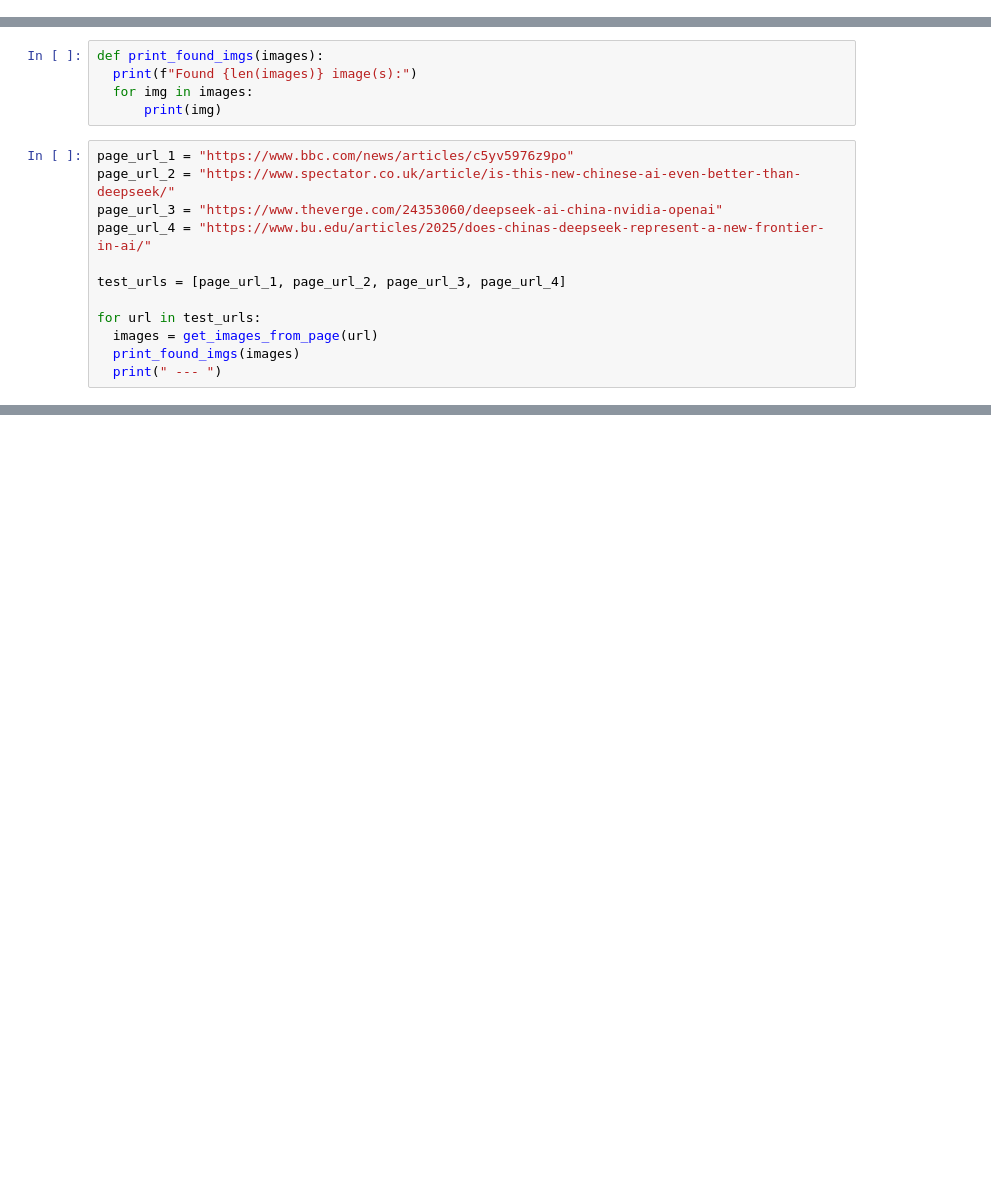
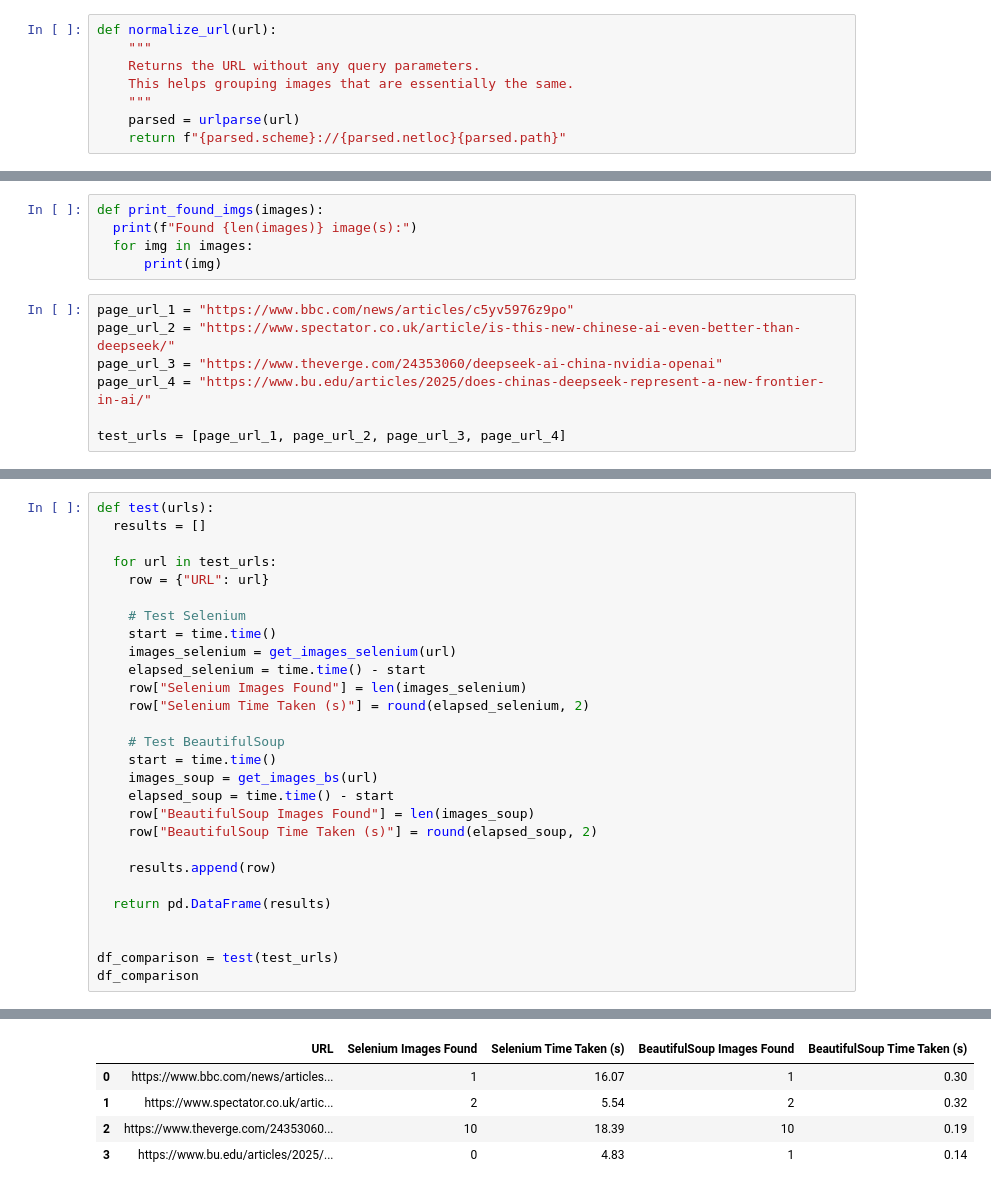
Before and after one commit to szezlong/Articles_Evaluation, a Jupyter notebook: AI_Detection_Expansion.ipynb, the cells around one changed output, grey strips where cells are left out. Drawn from its saved outputs; the diff is of its cells as text; blank space fills up the shorter version.

Commit message:
Comparison between Selenium and BS + testing

```diff
--- a/AI_Detection_Expansion.ipynb
+++ b/AI_Detection_Expansion.ipynb
@@ -224,0 +242,8 @@ Filter rules:
+# %%
+def normalize_url(url):
+    """
+    Returns the URL without any query parameters.
+    This helps grouping images that are essentially the same.
+    """
+    parsed = urlparse(url)
+    return f"{parsed.scheme}://{parsed.netloc}{parsed.path}"
@@ -234,8 +324,3 @@ page_url_3 = "https://www.theverge.com/24353060/deepseek-ai-china-nvidia-openai"
 page_url_4 = "https://www.bu.edu/articles/2025/does-chinas-deepseek-represent-a-new-frontier-in-ai/"
 
 test_urls = [page_url_1, page_url_2, page_url_3, page_url_4]
-
-for url in test_urls:
-  images = get_images_from_page(url)
-  print_found_imgs(images)
-  print(" --- ")
@@ -272,0 +327,29 @@ https://www.bu.edu/files/2022/08/resize-22-1553-MARCOMHEAD-161-3-500x500.jpg
+# %%
+def test(urls):
+  results = []
+
+  for url in test_urls:
+    row = {"URL": url}
+
+    # Test Selenium
+    start = time.time()
+    images_selenium = get_images_selenium(url)
+    elapsed_selenium = time.time() - start
+    row["Selenium Images Found"] = len(images_selenium)
+    row["Selenium Time Taken (s)"] = round(elapsed_selenium, 2)
+
+    # Test BeautifulSoup
+    start = time.time()
+    images_soup = get_images_bs(url)
+    elapsed_soup = time.time() - start
+    row["BeautifulSoup Images Found"] = len(images_soup)
+    row["BeautifulSoup Time Taken (s)"] = round(elapsed_soup, 2)
+
+    results.append(row)
+
+  return pd.DataFrame(results)
+
+
+df_comparison = test(test_urls)
+df_comparison
+# %% [output]
@@ -272,0 +364,5 @@ https://www.bu.edu/files/2022/08/resize-22-1553-MARCOMHEAD-161-3-500x500.jpg
+|  | URL | Selenium Images Found | Selenium Time Taken (s) | BeautifulSoup Images Found | BeautifulSoup Time Taken (s) |
+| 0 | https://www.bbc.com/news/articles... | 1 | 16.07 | 1 | 0.30 |
+| 1 | https://www.spectator.co.uk/artic... | 2 | 5.54 | 2 | 0.32 |
+| 2 | https://www.theverge.com/24353060... | 10 | 18.39 | 10 | 0.19 |
+| 3 | https://www.bu.edu/articles/2025/... | 0 | 4.83 | 1 | 0.14 |
```
Also changed, not shown: parts of 29 cells of this notebook.
